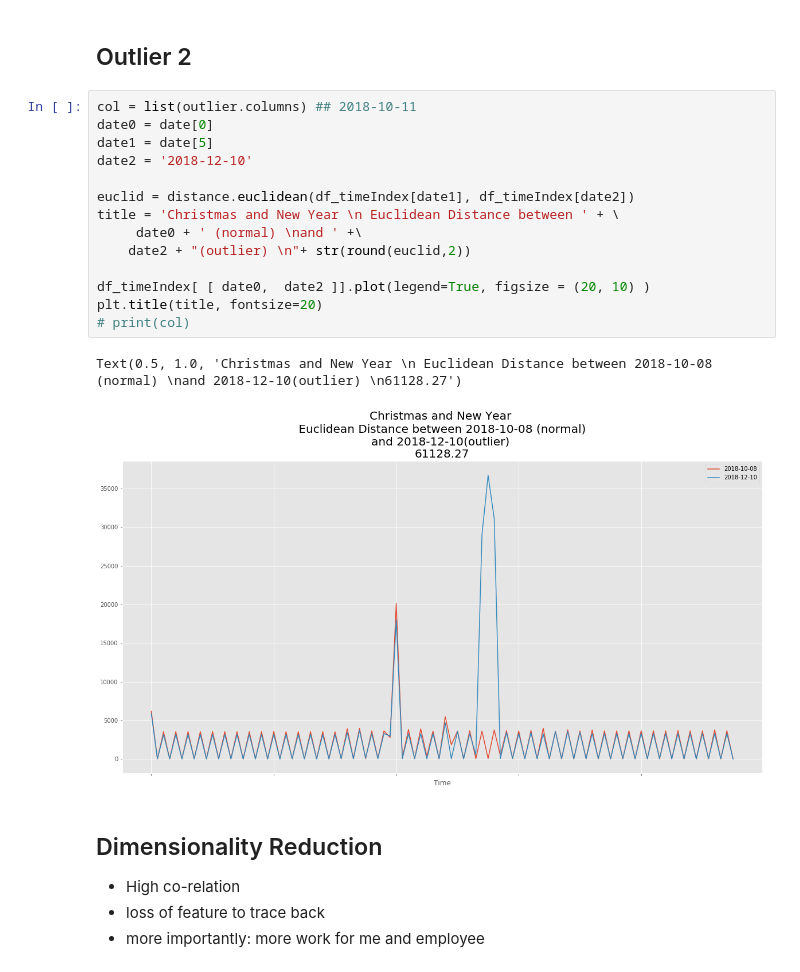
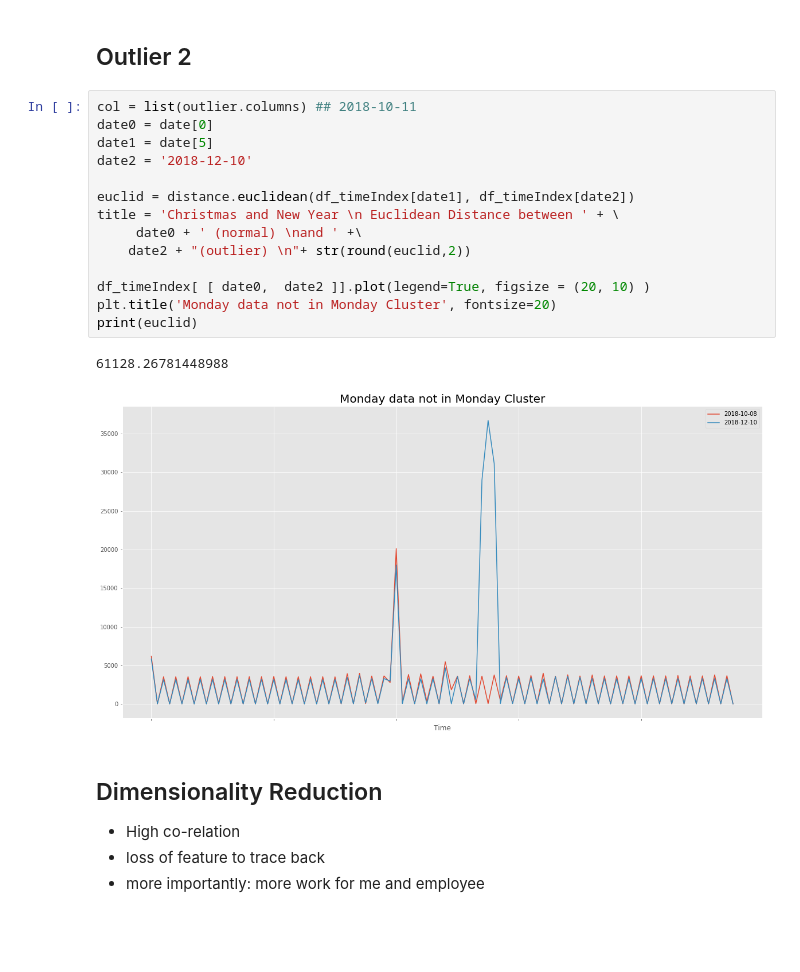
Before and after one commit to ayushmaskey/log_analysis, a Jupyter notebook: app/jupyter/DBSCAN_and_SNMP.ipynb, the cells around one changed output. Drawn from its saved outputs; the diff is of its cells as text; blank space fills up the shorter version.

```diff
--- a/app/jupyter/DBSCAN_and_SNMP.ipynb
+++ b/app/jupyter/DBSCAN_and_SNMP.ipynb
@@ -172,20 +202,20 @@ Text(0.5, 1.0, 'Outliers on Jan 26th and 27th, compared to 2 previous days \n Eu
 # %%
 col = list(outlier.columns) ## 2018-10-11
 date0 = date[0]
 date1 = date[5]
 date2 = '2018-12-10'
 
 euclid = distance.euclidean(df_timeIndex[date1], df_timeIndex[date2])
 title = 'Christmas and New Year \n Euclidean Distance between ' + \
      date0 + ' (normal) \nand ' +\
     date2 + "(outlier) \n"+ str(round(euclid,2))
 
 df_timeIndex[ [ date0,  date2 ]].plot(legend=True, figsize = (20, 10) )
-plt.title(title, fontsize=20)
-# print(col)
+plt.title('Monday data not in Monday Cluster', fontsize=20)
+print(euclid)
 # %% [output]
-Text(0.5, 1.0, 'Christmas and New Year \n Euclidean Distance between 2018-10-08 (normal) \nand 2018-12-10(outlier) \n61128.27')
+61128.26781448988
-[figure, old version]
+[figure, new version]
 # %% [markdown]
 ## Dimensionality Reduction
 * High co-relation
```
Also changed, not shown: parts of 15 cells of this notebook, 3 other files.
